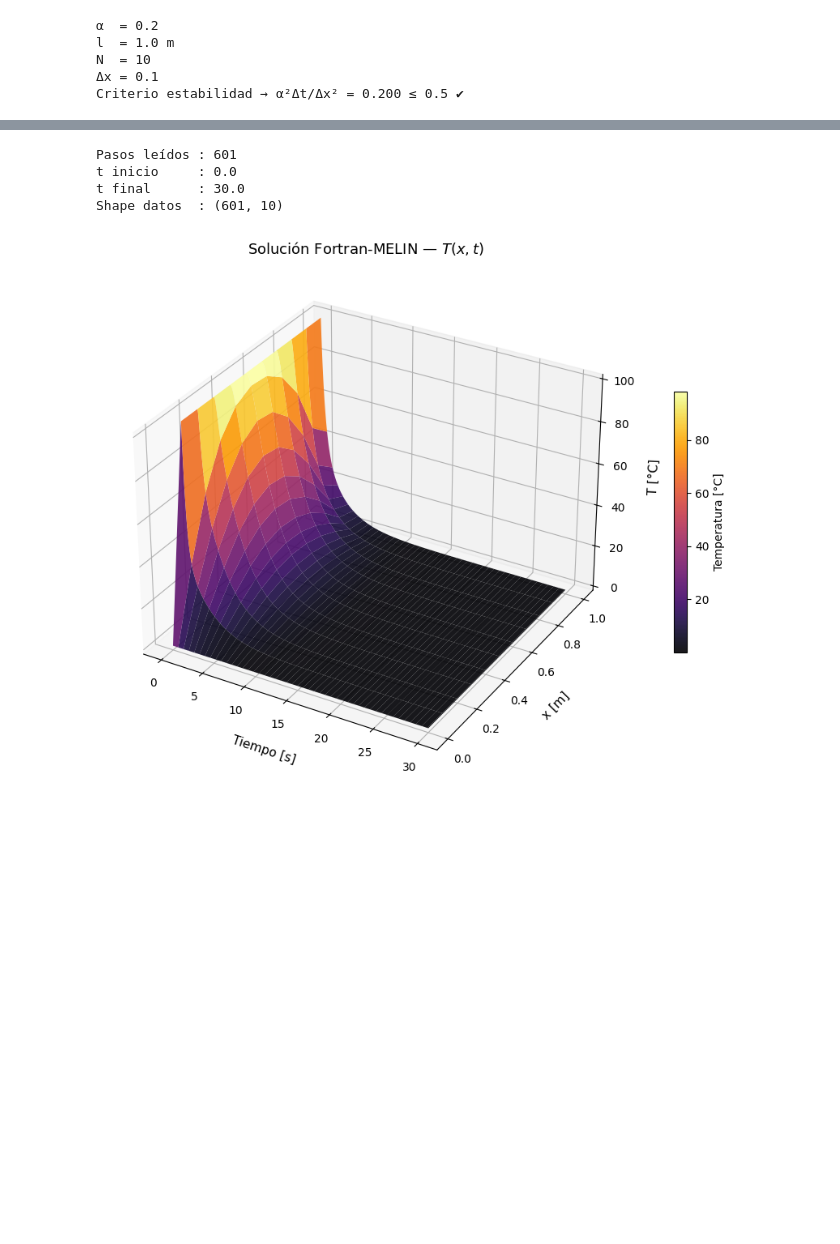
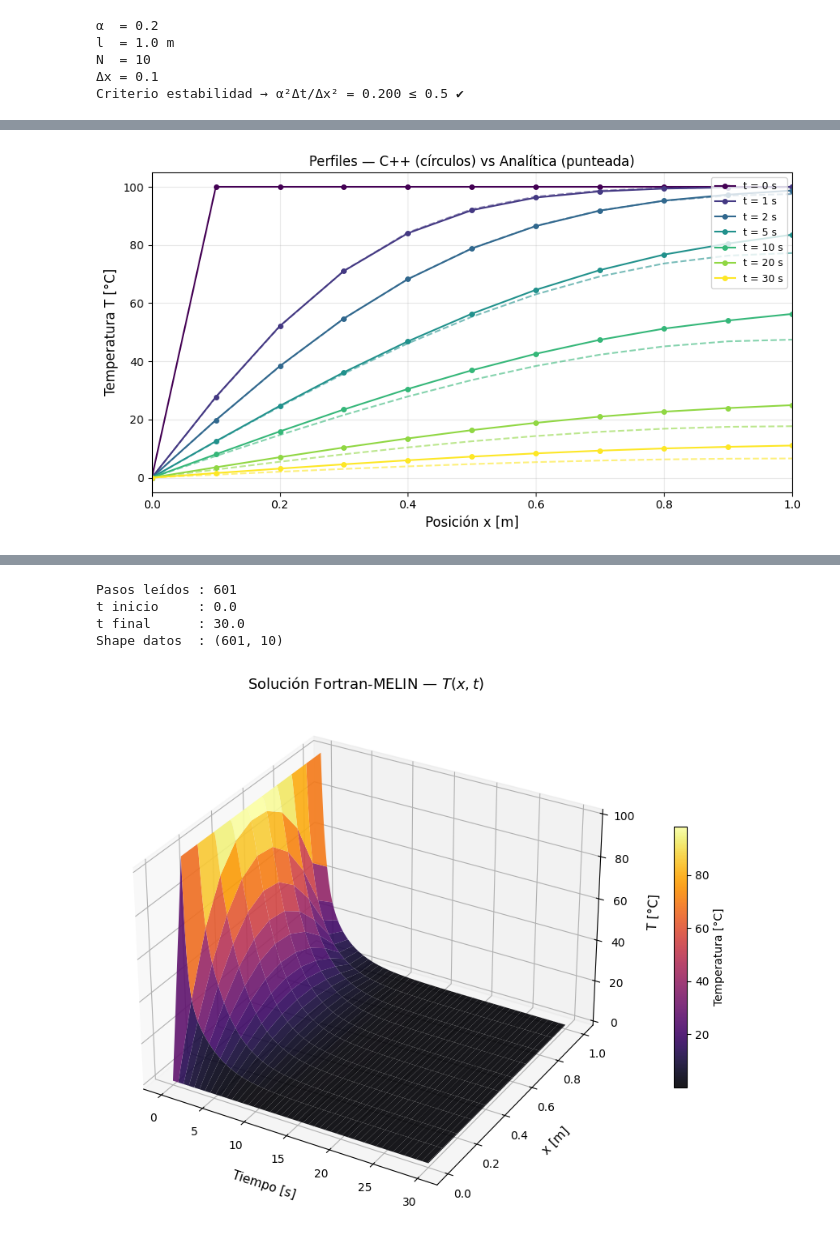
Before and after one commit to campereza043/MFC2026, a Jupyter notebook: Parcial1/CrankNicolson/Gráficas.ipynb, the cells around one changed output, grey strips where cells are left out. Saved outputs shown, nothing was run; the diff lists cells and outputs as text; code cells hidden in the pictures; blank space fills up the shorter version.

```diff
--- a/Parcial1/CrankNicolson/Gráficas.ipynb
+++ b/Parcial1/CrankNicolson/Gráficas.ipynb
@@ -52,0 +97,27 @@ def T_analitica(x, t, alpha=alpha, L=L, n_terms=50):
+# %%
+# ── Perfiles de temperatura C++ vs Analítica ─────────────────
+tiempos_plot = [0, 1, 2, 5, 10, 20, 30]
+colores      = cm.viridis(np.linspace(0, 1, len(tiempos_plot)))
+
+fig, ax = plt.subplots(figsize=(9, 5))
+
+for tp, color in zip(tiempos_plot, colores):
+    idx    = np.argmin(np.abs(t_py - tp))
+    T_fila = np.concatenate([T_py[idx], [T_pyd[idx]]])
+
+    ax.plot(x_py, T_fila, '-o', color=color, markersize=4, label=f't = {tp} s')
+
+    if tp > 0:
+        ax.plot(x_py, T_analitica(x_py, tp), '--', color=color, alpha=0.6)
+
+ax.set_xlabel('Posición x [m]', fontsize=12)
+ax.set_ylabel('Temperatura T [°C]', fontsize=12)
+ax.set_title('Perfiles — C++ (círculos) vs Analítica (punteada)', fontsize=12)
+ax.legend(loc='upper right', fontsize=9)
+ax.grid(True, alpha=0.3)
+ax.set_xlim(0, L)
+ax.set_ylim(-5, 105)
+plt.tight_layout()
+plt.show()
+# %% [output]
+[figure, added]
```
Also changed, not shown: parts of 14 cells of this notebook, 7 other files.
